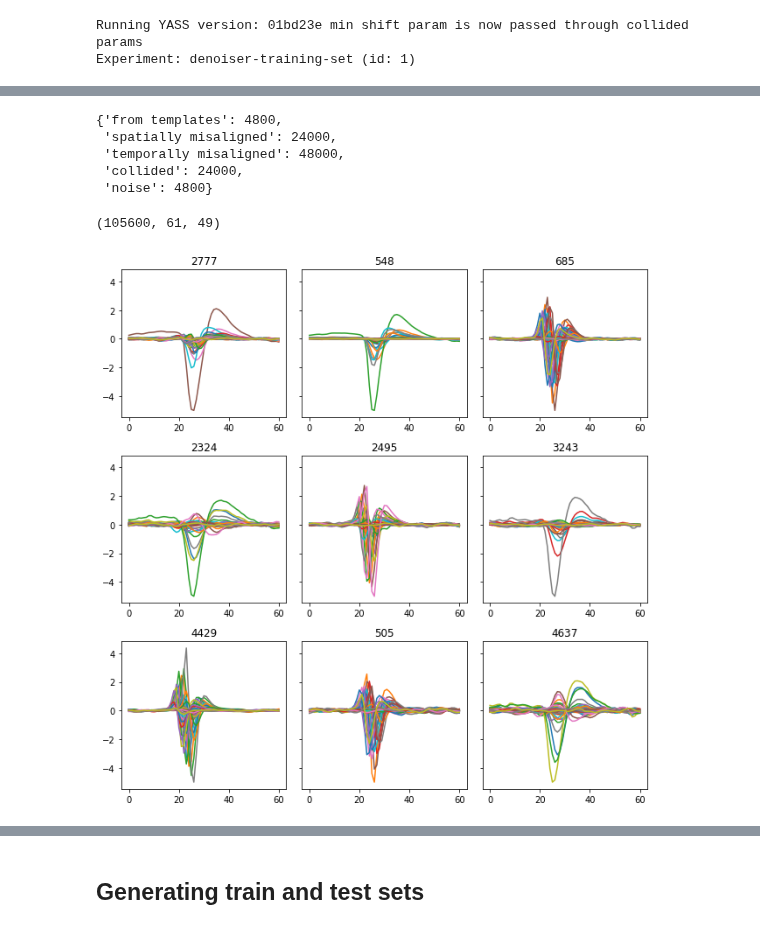
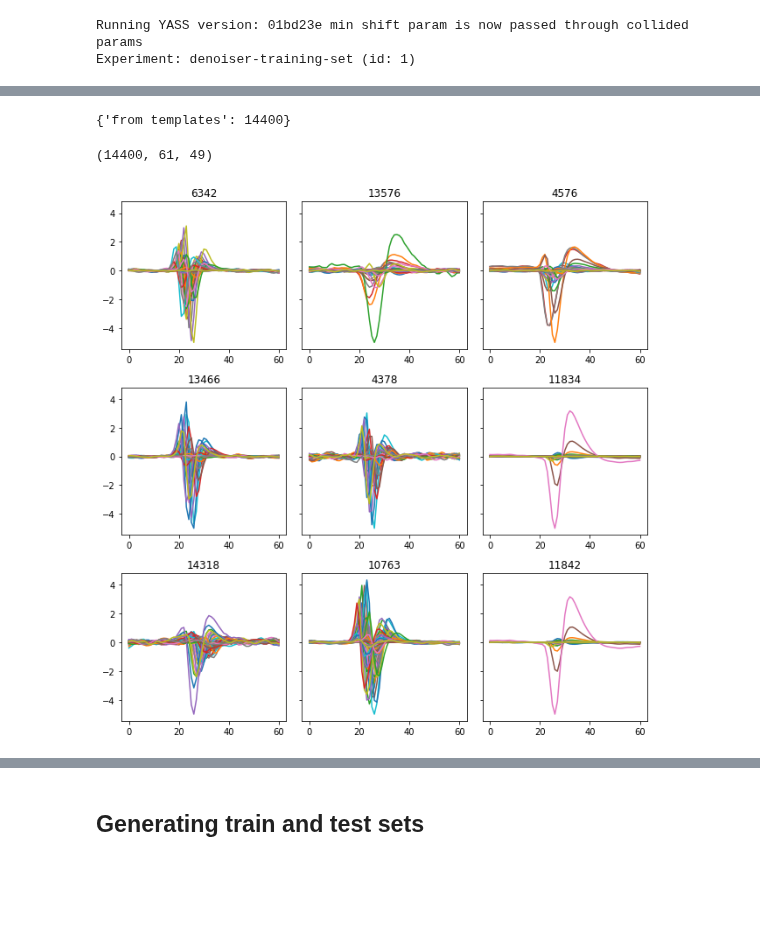
Before and after one commit to edublancas/yass-private, a Jupyter notebook: denoiser/training-set.ipynb, the cells around one changed output, grey strips where cells are left out. Saved outputs shown, nothing was run; the diff lists cells and outputs as text; code cells hidden in the pictures; blank space fills up the shorter version.

```diff
--- a/denoiser/training-set.ipynb
+++ b/denoiser/training-set.ipynb
@@ -110,35 +107,40 @@ rec = RecordingsReader(path_to_standarized, loader='array').data
 # %%
 min_amplitude = 5
 max_amplitude = 10
-n_clean_per_template = 20
+n_clean_per_template = 60
 
-dataset = evaluate.Dataset.make(units_per_bin=10,
-                                include_clean_data=True,
-                                templates=templates,
-                                min_amplitude=min_amplitude,
-                                max_amplitude=min_amplitude,
-                                n_per_template=n_clean_per_template,
-                                spatial_sig=spatial_sig,
-                                temporal_sig=temporal_sig,
-                                temporally_misaligned_kwargs=dict(n_per_spike=10),
-                                collided_kwargs=dict(n_per_spike=5, min_shift=5),
-                                spatially_misaligned_kwargs=dict(n_per_spike=5))
+parameters = dict(units_per_bin=10,
+                  include_clean_data=True,
+                  templates=templates,
+                  min_amplitude=min_amplitude,
+                  max_amplitude=min_amplitude,
+                  n_per_template=n_clean_per_template,
+                  spatial_sig=spatial_sig,
+                  temporal_sig=temporal_sig,
+                  make_from_templates=True,
+                  make_spatially_misaligned=False,
+                  make_temporally_misaligned=False,
+                  make_collided=False,
+                  make_noise=False,
+                  return_metadata=False,
+                  temporally_misaligned_kwargs=dict(n_per_spike=10),
+                  collided_kwargs=dict(n_per_spike=5, min_shift=5),
+                  spatially_misaligned_kwargs=dict(n_per_spike=5))
+
+dataset = evaluate.Dataset.make(**parameters)
 # %%
 dataset.stats
 # %% [output]
-{'from templates': 4800,
- 'spatially misaligned': 24000,
- 'temporally misaligned': 48000,
- 'collided': 24000,
- 'noise': 4800}
+{'from templates': 14400}
 # %%
 dataset.data_clean.shape
 # %% [output]
-(105600, 61, 49)
+(14400, 61, 49)
 # %%
-plot.grid_from_array(dataset.get_kind('from templates').data_clean,
+if parameters['make_from_templates']:
+    plot.grid_from_array(dataset.get_kind('from templates').data_clean,
                      axis=0, elements=9,
                      auto_figsize=3, sharey=True)
 # %% [output]
-[figure, old version]
+[figure, new version]
 # %%
```
Also changed, not shown: parts of 13 cells of this notebook.
